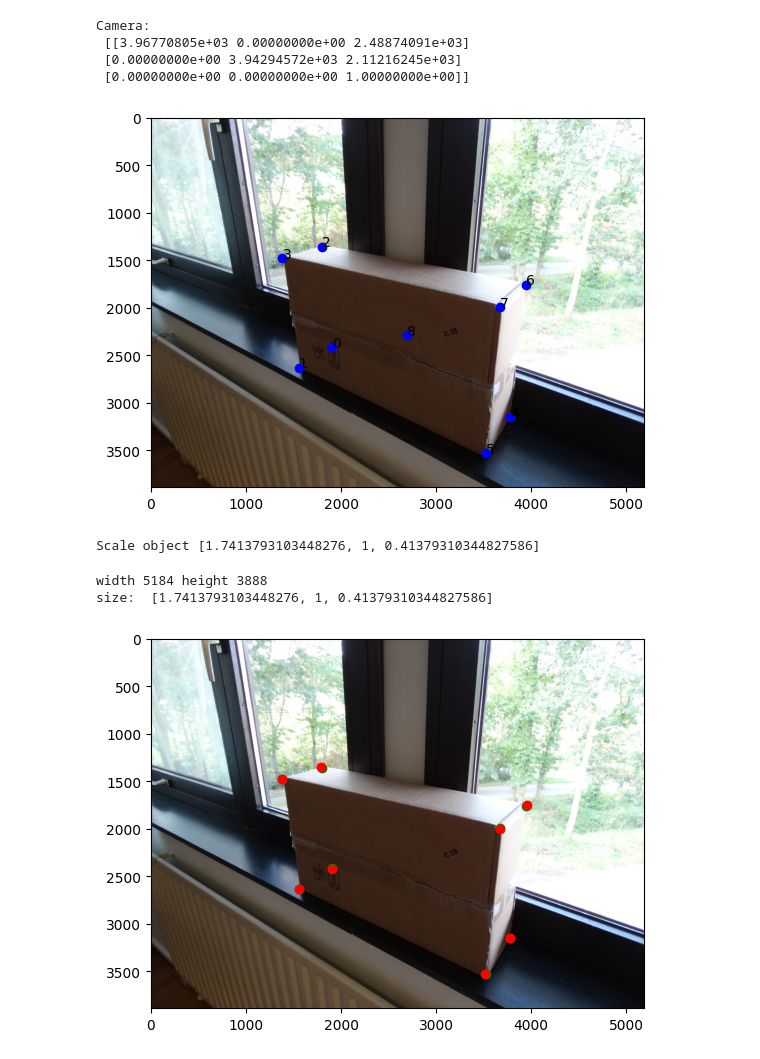
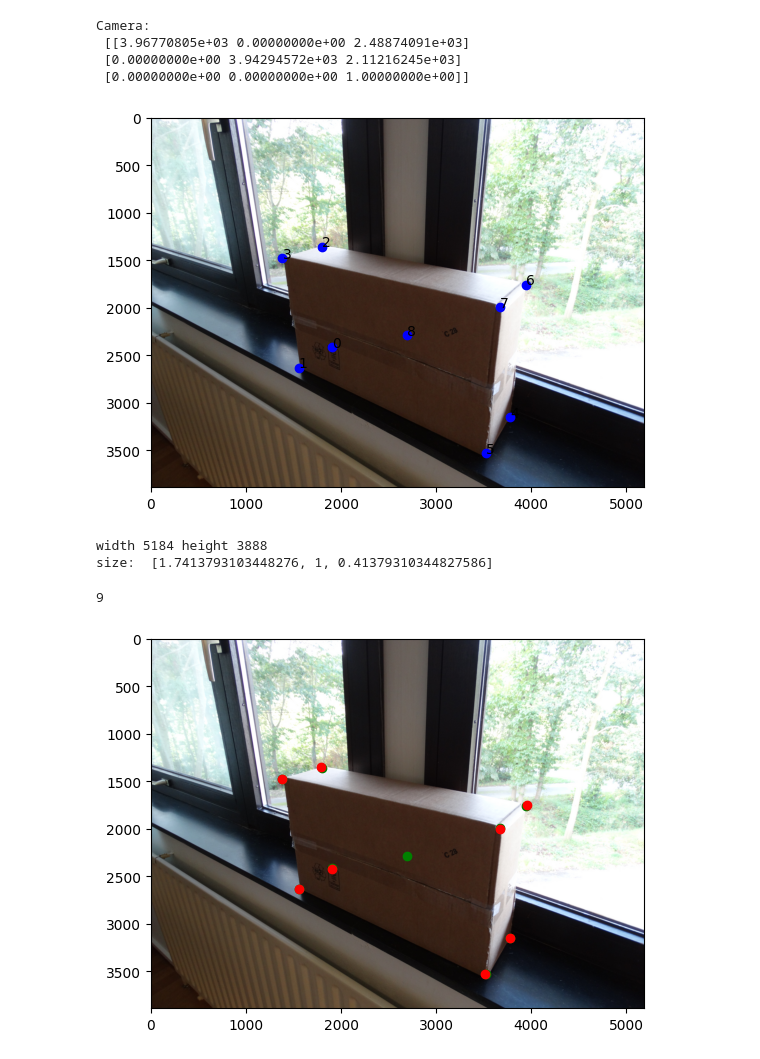
Before and after one commit to aarontenzing/CenterPose-synthetic-training, a Jupyter notebook: test_pnp.ipynb, the cells around one changed output. Drawn from its saved outputs; the diff is of its cells as text; code cells hidden in the pictures.

```diff
--- a/test_pnp.ipynb
+++ b/test_pnp.ipynb
@@ -51,11 +53,8 @@ for i, p in enumerate(points):
      plt.text(p[0], p[1], f"{i}")
 
 plt.show()
-
-print("Scale object", size)
 # %% [output]
 [figure]
-Scale object [1.7413793103448276, 1, 0.41379310344827586]
 # %%
 bbox = {'kps': points[:8], "obj_scale": size}
 print("width", image.shape[1],"height", image.shape[0])
@@ -67,19 +66,22 @@ size:  [1.7413793103448276, 1, 0.41379310344827586]
 # %%
 projected_points, point_3d_cam, scale, points_ori, bbox = pnp_shell(opt, meta, bbox, points[:8], size, OPENCV_RETURN=False)
 gt_3dcam = bbox["kps_3d_cam"]
+print(len(gt_3dcam))
+# %% [output]
+9
 # %%
 plt.imshow(image)
 
 # GT
-for p in points[:8]:
+for p in points:
      plt.plot(int(p[0]),int(p[1]), 'go')
 
 # After PnP
 for p in bbox["projected_cuboid"]:
      plt.plot(int(p[0]),int(p[1]), 'ro')
 
 plt.show()
 # %% [output]
-[figure, old version]
+[figure, new version]
 # %%
 # Take GT as imput:
```
Also changed, not shown: parts of 11 cells of this notebook, 5 other files.
